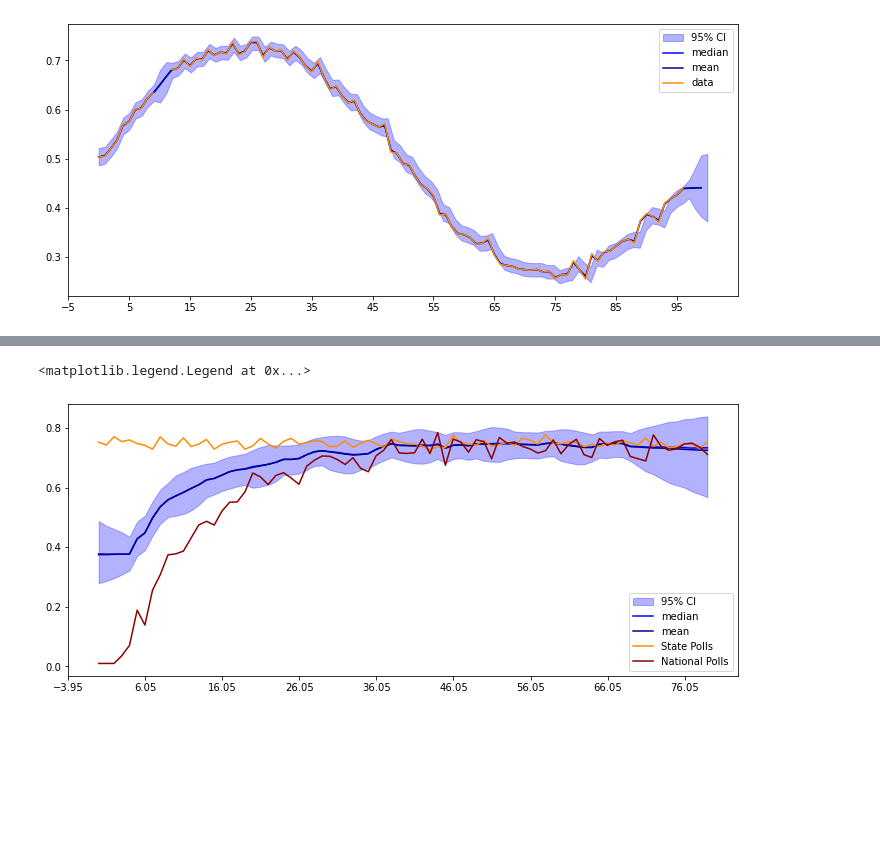
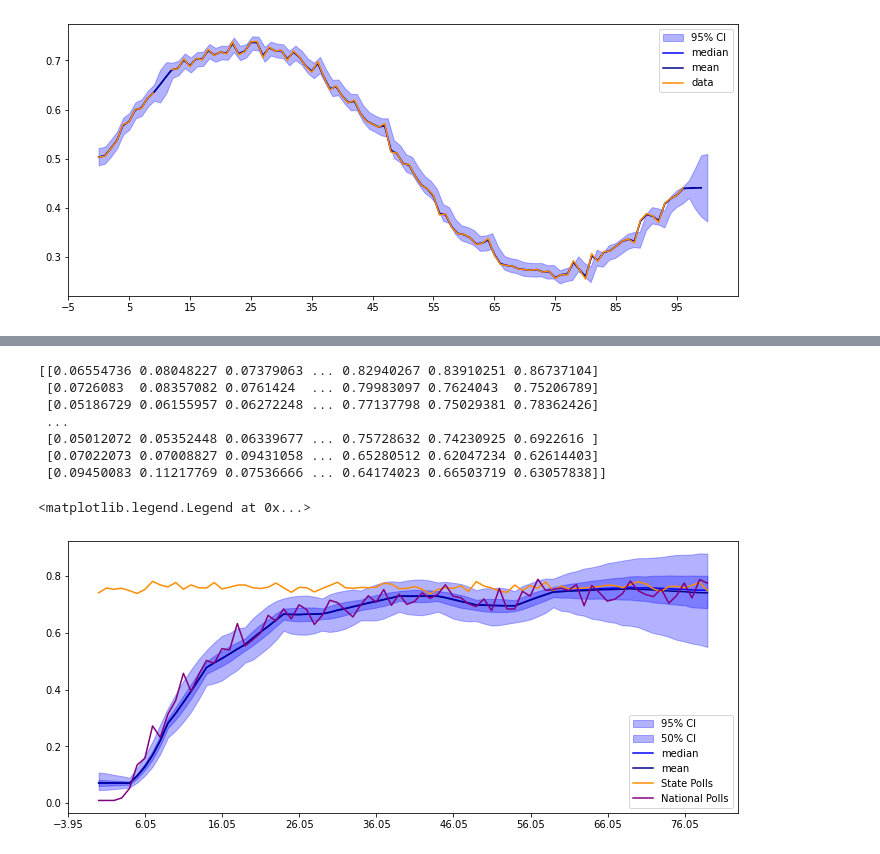
Before and after one commit to qthequartermasterman/ElectionForecasting, a Jupyter notebook: ElectionForecasting/data_collection/linzer_polling.ipynb, the cells around one changed output, grey strips where cells are left out. Cells and saved outputs as stored; diff of their text form; code cells hidden in the pictures; blank space fills up the shorter version.

```diff
--- a/ElectionForecasting/data_collection/linzer_polling.ipynb
+++ b/ElectionForecasting/data_collection/linzer_polling.ipynb
@@ -114,29 +114,32 @@ array([ 0.01414344,  0.01981899,  0.08336087,  0.14553088,  0.28110209,
 # %%
 days = np.arange(80)
 h = .75
-state_polls = np.clip(np.random.normal(h, .01, size=days.size), a_min=0.01, a_max=.99)
+fundamental=.6
+state_polls = np.clip(np.random.normal(h+.01, .01, size=days.size), a_min=0.01, a_max=.99)
 national_polls = np.clip(np.random.normal((h-.01)- np.exp(-np.arange(80)/10), .03, size=days.size), a_min=0.01, a_max=.99)
 state_observed = logit(state_polls)
 state_observed[::5] = None
 state_observed[1::5] = None
 state_observed[2::5] = None
+state_observed[3::5] = None
 state_observed[-10:] = None
-national_observed = logit(national_polls)
+national_observed = logit(national_polls)-state_observed
 national_observed[::10] = None
 national_observed[1::10] = None
 national_observed[2::10] = None
 national_observed[3::10] = None
-national_observed[-10:] = None
+national_observed[-20:] = None
 # national_observed = np.zeros_like(days)
 # %%
 
 with pm.Model() as linzer_model:
-    σ_δ = pm.HalfNormal('σ_δ', 1)
-    σ_β = pm.HalfNormal('σ_β', 1)
+    σ_δ = pm.HalfNormal('σ_δ', .01)
+    σ_β = pm.HalfNormal('σ_β', .01)
     # τ = pm.Constant('tau', c=20)
     τ = pm.Uniform('τ', lower=10,upper=20)  # This is up to the discretion of the analyst
     # β_J = pm.Normal('β_J', mu=pm.logit(h), tau=τ)
-    β_J = pm.Normal.dist(mu=pm.logit(h), tau=τ)
+    # fundamental_dist = pm.Normal(mu=pm.logit(fundamental), sigma=.1)
+    β_J = pm.Normal.dist(mu=pm.logit(fundamental), tau=τ)
     μ_β = pm.GaussianRandomWalk('μ_β',
                                 sigma=σ_β,
                                 init=β_J,
@@ -146,10 +149,10 @@ with pm.Model() as linzer_model:
                                 sigma=σ_δ,
                                 shape=len(days)
                                 )
-    β = pm.Normal('β', mu=μ_β, sigma=σ_β, observed=state_observed)
-    δ = pm.Normal('δ', mu=μ_δ, sigma=σ_δ, observed=national_observed)
-    π = pm.invlogit((β + δ)/2)
-    y_k = pm.Binomial('y_k', p=π[-1], n=1000)
+    β = pm.Normal('β', mu=μ_β, sigma=σ_β, observed=state_observed[::-1])
+    δ = pm.Normal('δ', mu=μ_δ, sigma=σ_δ, observed=national_observed[::-1])
+    π = pm.Deterministic('π', pm.invlogit(β + δ))
+    # y_k = pm.Binomial('y_k', p=π[-1], n=1000)
 
     trace = pm.sample(1000,
                       # tune=3000,
@@ -232,21 +288,31 @@ array([[0.72842762, 0.72829168, 0.70509185, 0.72927961, 0.74339967,
 # %%
-predictions = inv_logit((ppc['β']+ppc['δ'])/2)
+predictions = inv_logit(ppc['β']+ppc['δ'])[:,::-1]
+print(predictions)
 CI = np.percentile(predictions, axis=0, q=[2.5, 50, 97.5])
+CI50 = np.percentile(predictions,axis=0, q=[25,50,75])
 
 mean = np.mean(predictions, axis=0)
 
 _, ax = plt.subplots(1, 1, figsize=(12,5))
-ax.fill_between(days,CI[0], CI[2] ,alpha=0.3, color='b', label='95% CI')
+ax.fill_between(days, CI[0], CI[2] ,alpha=0.3, color='b', label='95% CI')
+ax.fill_between(days, CI50[0], CI50[2] ,alpha=0.3, color='b', label='50% CI')
 start, end = ax.get_xlim()
 ax.xaxis.set_ticks(np.arange(start, end, 10))
 ax.plot(CI[1], color='b', label='median')
 ax.plot(mean, color='darkblue', label='mean')
 ax.plot(state_polls, color='darkorange', label='State Polls')
-ax.plot(national_polls, color='darkred', label='National Polls')
+ax.plot(national_polls, color='purple', label='National Polls')
 ax.legend()
 # %% [output]
-<matplotlib.legend.Legend at 0x...>
+[[0.06554736 0.08048227 0.07379063 ... 0.82940267 0.83910251 0.86737104]
+ [0.0726083  0.08357082 0.0761424  ... 0.79983097 0.7624043  0.75206789]
+ [0.05186729 0.06155957 0.06272248 ... 0.77137798 0.75029381 0.78362426]
+ ...
+ [0.05012072 0.05352448 0.06339677 ... 0.75728632 0.74230925 0.6922616 ]
+ [0.07022073 0.07008827 0.09431058 ... 0.65280512 0.62047234 0.62614403]
+ [0.09450083 0.11217769 0.07536666 ... 0.64174023 0.66503719 0.63057838]]
+<matplotlib.legend.Legend at 0x...>
-[figure, old version]
+[figure, new version]
 # %%
 az.plot_trace(trace)
 # %% [output]
```
Also changed, not shown: parts of 11 cells of this notebook.
